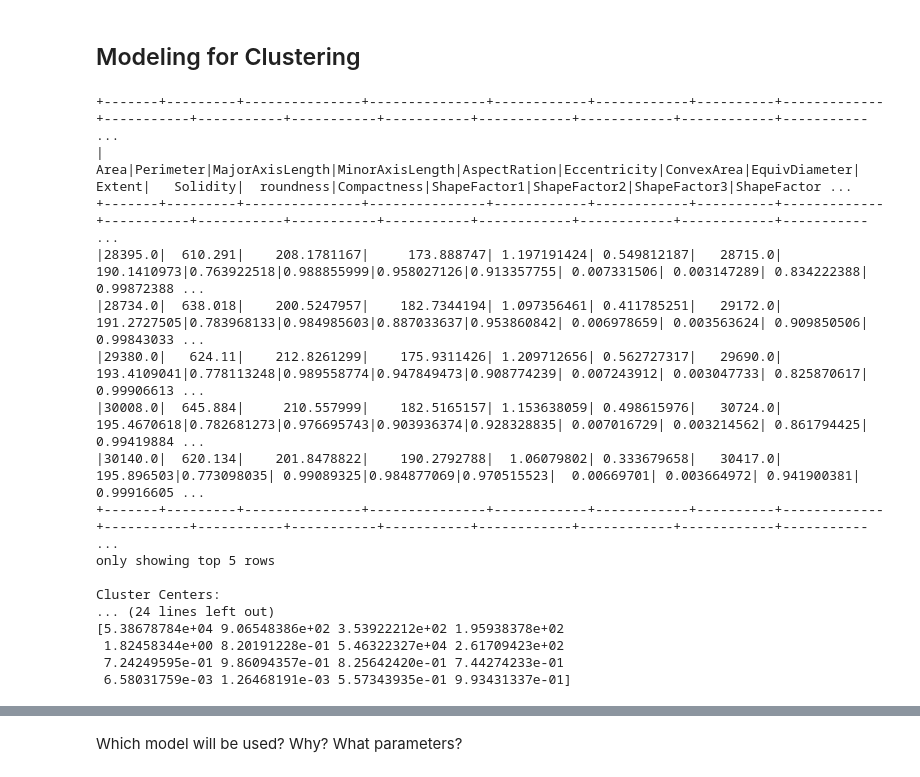
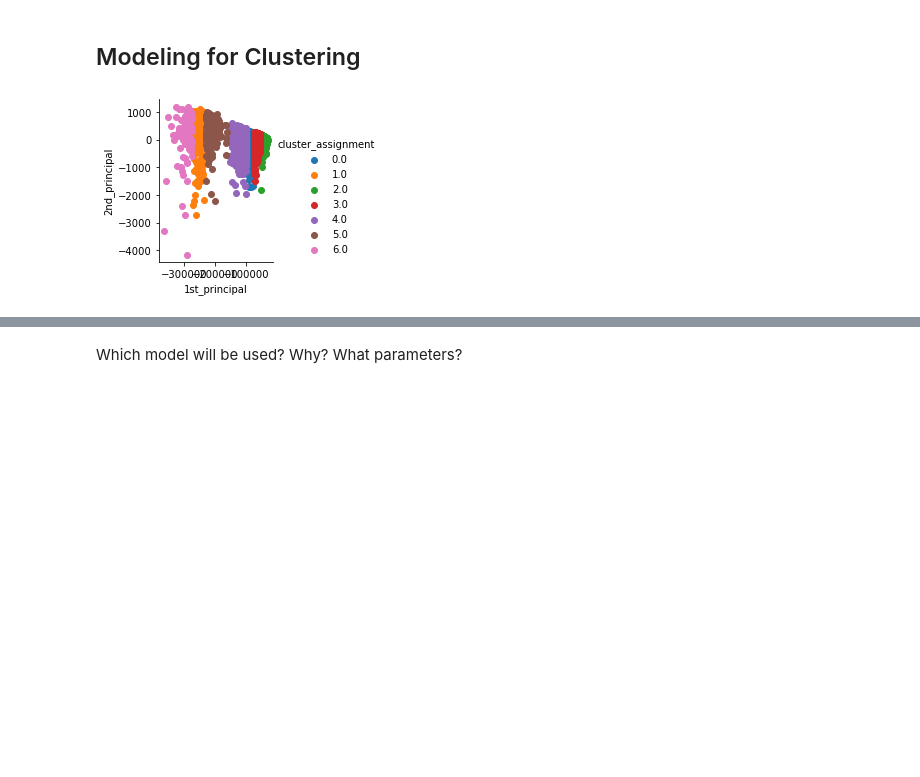
Before and after one commit to ugurcanerdogan/Machine-Learning-with-Spark, a Jupyter notebook: report.ipynb, the cells around one changed output, grey strips where cells are left out. Drawn from its saved outputs; the diff is of its cells as text; code cells hidden in the pictures; blank space fills up the shorter version.

```diff
--- a/report.ipynb
+++ b/report.ipynb
@@ -406,46 +406,58 @@ root
 ## Modeling for Clustering <a class="anchor" id="clusteringmodel"></a>
 # %%
 from pyspark.ml.clustering import KMeans
+import matplotlib.pyplot as plt
 feat_cols = []
+
+for i in OD.columns:
+    OD = OD.withColumn(i, F.col(i).cast("float"))
+
 for i in OD.schema.names:
     if i != "ClassIndex":
         feat_cols.append(i)
 
+
 x = OD.select(feat_cols)
-x.show(5)
-vec_assembler = VectorAssembler(inputCols = feat_cols, outputCol='features')
-final_data = vec_assembler.transform(OD)
+vec_assembler = VectorAssembler(inputCols = x.schema.names, outputCol='features')
+final_data = vec_assembler.transform(x)
 
-# Trains a k-means model.
-kmeans = KMeans().setK(7).setSeed(1)
-OD_model = kmeans.fit(final_data)
+kmeans = KMeans(featuresCol="features",k=7)
+kmeans_model = kmeans.fit(final_data)
+kmeans_final = kmeans_model.transform(final_data)
 
-# Make predictions
-OD_predictions = OD_model.transform(final_data)
+from pyspark.ml.feature import PCA
 
-# Shows the result.
-centers = OD_model.clusterCenters()
-print("Cluster Centers: ")
-for center in centers:
-    print(center)
+
+pca = PCA(k=2, inputCol="features", outputCol="pca")
+pca_model = pca.fit(final_data)
+pca_final = pca_model.transform(final_data)
+
+import numpy as np
+
+x_pca = np.array(pca_final.rdd.map(lambda row: row.pca).collect())
+x_kmeans = np.array(kmeans_final.rdd.map(lambda row: row.prediction).collect()).reshape(-1,1)
+
+import seaborn as sns
+
+pca_data = np.hstack((x_pca, x_kmeans))
+pca_df = pd.DataFrame(data=pca_data, columns=("1st_principal", "2nd_principal", "cluster_assignment"))
+sns.FacetGrid(pca_df, hue="cluster_assignment").map(plt.scatter, '1st_principal', '2nd_principal' ).add_legend()
+plt.show()
+#
+# # Trains a k-means model.
+# kmeans = KMeans().setK(7).setSeed(1)
+# OD_model = kmeans.fit(final_data)
+#
+# # Make predictions
+# OD_predictions = OD_model.transform(final_data)
+#
+# # Shows the result.
+# centers = OD_model.clusterCenters()
+# print("Cluster Centers: ")
+# for center in centers:
+#     print(center)
 # %% [output]
-+-------+---------+---------------+---------------+------------+------------+----------+-------------+-----------+-----------+-----------+-----------+------------+------------+------------+----------- ...
-|   Area|Perimeter|MajorAxisLength|MinorAxisLength|AspectRation|Eccentricity|ConvexArea|EquivDiameter|     Extent|   Solidity|  roundness|Compactness|ShapeFactor1|ShapeFactor2|ShapeFactor3|ShapeFactor ...
-+-------+---------+---------------+---------------+------------+------------+----------+-------------+-----------+-----------+-----------+-----------+------------+------------+------------+----------- ...
-|28395.0|  610.291|    208.1781167|     173.888747| 1.197191424| 0.549812187|   28715.0|  190.1410973|0.763922518|0.988855999|0.958027126|0.913357755| 0.007331506| 0.003147289| 0.834222388| 0.99872388 ...
-|28734.0|  638.018|    200.5247957|    182.7344194| 1.097356461| 0.411785251|   29172.0|  191.2727505|0.783968133|0.984985603|0.887033637|0.953860842| 0.006978659| 0.003563624| 0.909850506| 0.99843033 ...
-|29380.0|   624.11|    212.8261299|    175.9311426| 1.209712656| 0.562727317|   29690.0|  193.4109041|0.778113248|0.989558774|0.947849473|0.908774239| 0.007243912| 0.003047733| 0.825870617| 0.99906613 ...
-|30008.0|  645.884|     210.557999|    182.5165157| 1.153638059| 0.498615976|   30724.0|  195.4670618|0.782681273|0.976695743|0.903936374|0.928328835| 0.007016729| 0.003214562| 0.861794425| 0.99419884 ...
-|30140.0|  620.134|    201.8478822|    190.2792788|  1.06079802| 0.333679658|   30417.0|   195.896503|0.773098035| 0.99089325|0.984877069|0.970515523|  0.00669701| 0.003664972| 0.941900381| 0.99916605 ...
-+-------+---------+---------------+---------------+------------+------------+----------+-------------+-----------+-----------+-----------+-----------+------------+------------+------------+----------- ...
-only showing top 5 rows
-
-Cluster Centers:
-... (24 lines left out)
-[5.38678784e+04 9.06548386e+02 3.53922212e+02 1.95938378e+02
- 1.82458344e+00 8.20191228e-01 5.46322327e+04 2.61709423e+02
- 7.24249595e-01 9.86094357e-01 8.25642420e-01 7.44274233e-01
- 6.58031759e-03 1.26468191e-03 5.57343935e-01 9.93431337e-01]
+[figure, added]
 # %%
 from pyspark.ml.feature import PCA
 import matplotlib.pyplot as plt
```
Also changed, not shown: parts of 2 cells of this notebook.
